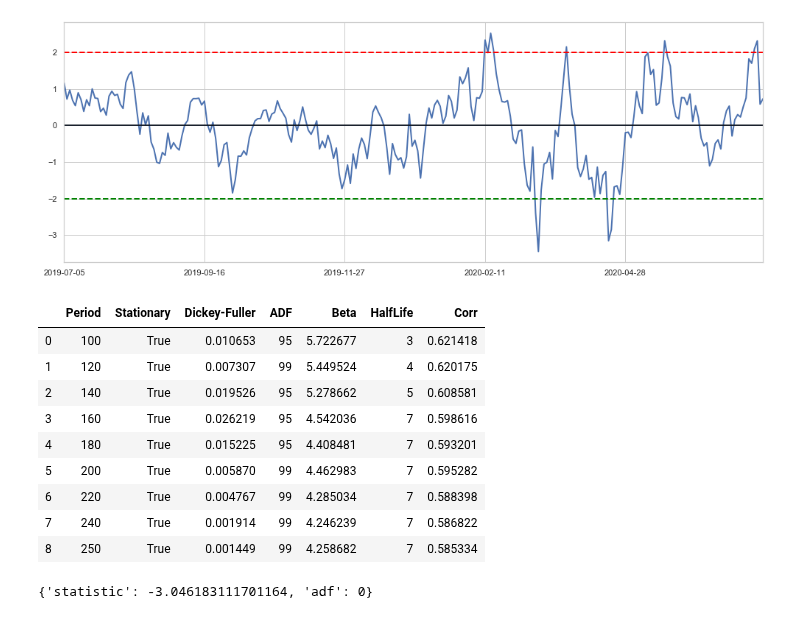
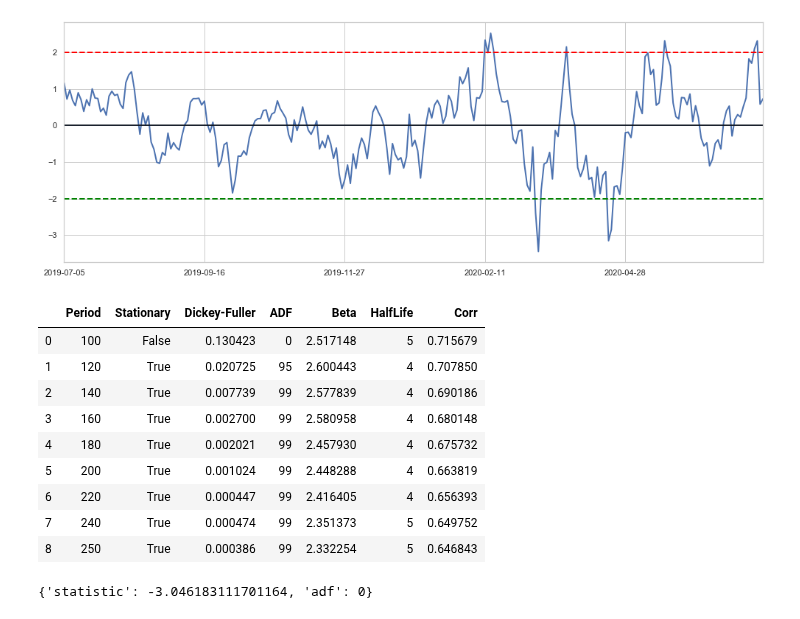
Before and after one commit to andreolvgomes/long-short-by-cointegration, a Jupyter notebook: Analysis-Pairs-Mult.ipynb, the cells around one changed output. Saved outputs shown, nothing was run; the diff lists cells and outputs as text; code cells hidden in the pictures.

```diff
--- a/Analysis-Pairs-Mult.ipynb
+++ b/Analysis-Pairs-Mult.ipynb
@@ -12,8 +12,9 @@ importlib.reload(mult)
 # %%
 path_data_cart = 'datasets/data_cart.csv'
 path_data_yahoo = 'datasets/data_yahoo.csv'
+path_data = 'datasets/data.csv'
 # %%
-data = pd.read_csv(path_data_yahoo, index_col=0)
+data = pd.read_csv(path_data, index_col=0)
 data = data[::-1]
 pairs = pd.read_csv('datasets/cointegrated_pairs_mult.csv')
 
@@ -108,20 +113,18 @@ mult.plot_residue(mult.residue(data['CSAN3'], data['FLRY3'], 250))
 # %% [output]
 [figure]
 # %%
-#coint.show(data[::-1], 'CSAN3', 'FLRY3')
+mult.analysis_by_periods(data['CSAN3'], data['FLRY3'])
+# %% [output]
+|  | Period | Stationary | Dickey-Fuller | ADF | Beta | HalfLife | Corr |
+| 0 | 100 | False | 0.130423 | 0 | 2.517148 | 5 | 0.715679 |
+| 1 | 120 | True | 0.020725 | 95 | 2.600443 | 4 | 0.707850 |
+| 2 | 140 | True | 0.007739 | 99 | 2.577839 | 4 | 0.690186 |
+| 3 | 160 | True | 0.002700 | 99 | 2.580958 | 4 | 0.680148 |
+| 4 | 180 | True | 0.002021 | 99 | 2.457930 | 4 | 0.675732 |
+| 5 | 200 | True | 0.001024 | 99 | 2.448288 | 4 | 0.663819 |
+| 6 | 220 | True | 0.000447 | 99 | 2.416405 | 4 | 0.656393 |
+| 7 | 240 | True | 0.000474 | 99 | 2.351373 | 5 | 0.649752 |
+| 8 | 250 | True | 0.000386 | 99 | 2.332254 | 5 | 0.646843 |
-# %%
-mult.analysis_by_periods(data['SBSP3'], data['TAEE11'])
-# %% [output]
-|  | Period | Stationary | Dickey-Fuller | ADF | Beta | HalfLife | Corr |
-| 0 | 100 | True | 0.010653 | 95 | 5.722677 | 3 | 0.621418 |
-| 1 | 120 | True | 0.007307 | 99 | 5.449524 | 4 | 0.620175 |
-| 2 | 140 | True | 0.019526 | 95 | 5.278662 | 5 | 0.608581 |
-| 3 | 160 | True | 0.026219 | 95 | 4.542036 | 7 | 0.598616 |
-| 4 | 180 | True | 0.015225 | 95 | 4.408481 | 7 | 0.593201 |
-| 5 | 200 | True | 0.005870 | 99 | 4.462983 | 7 | 0.595282 |
-| 6 | 220 | True | 0.004767 | 99 | 4.285034 | 7 | 0.588398 |
-| 7 | 240 | True | 0.001914 | 99 | 4.246239 | 7 | 0.586822 |
-| 8 | 250 | True | 0.001449 | 99 | 4.258682 | 7 | 0.585334 |
 # %%
 mult.dickey_fuller_ger(data['SBSP3'], data['TAEE11'], 250)
 # %% [output]
```
Also changed, not shown: parts of 2 cells of this notebook, 3 other files.
